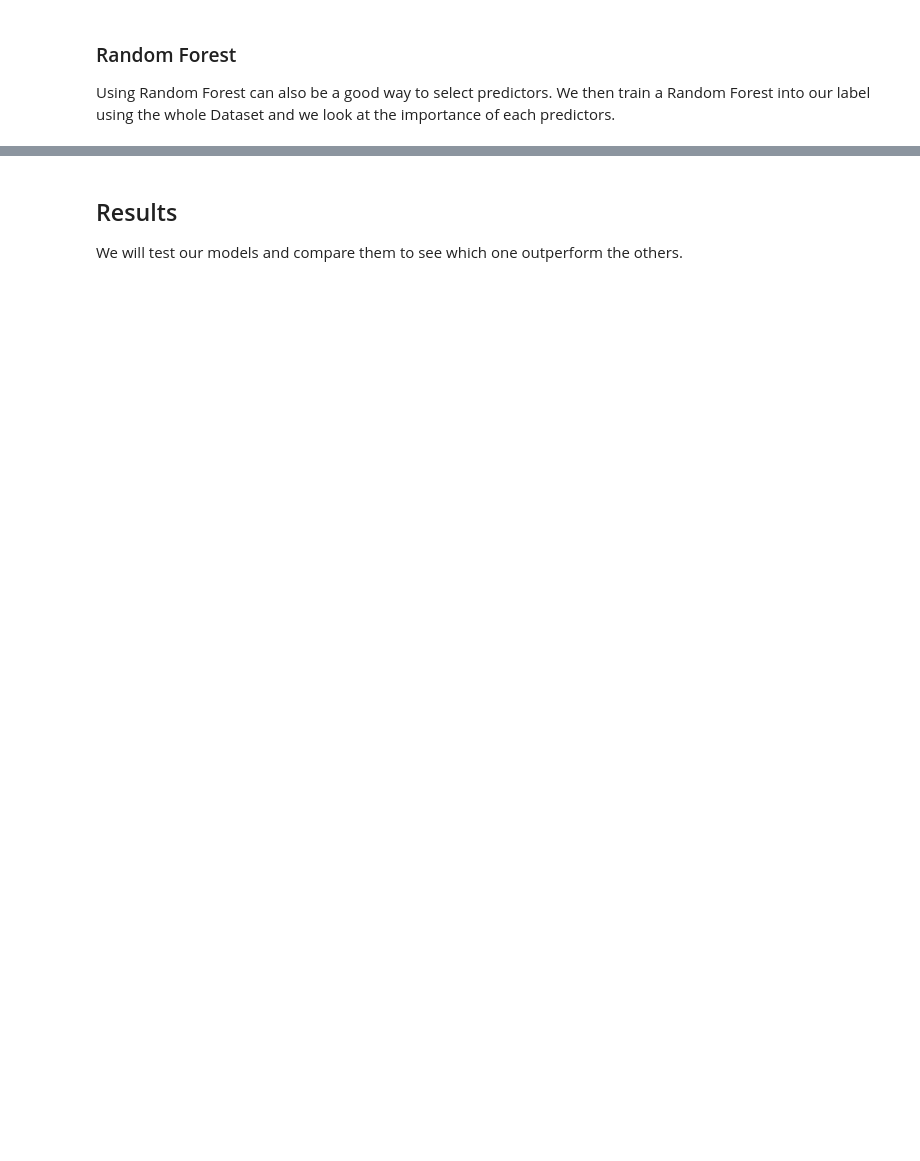
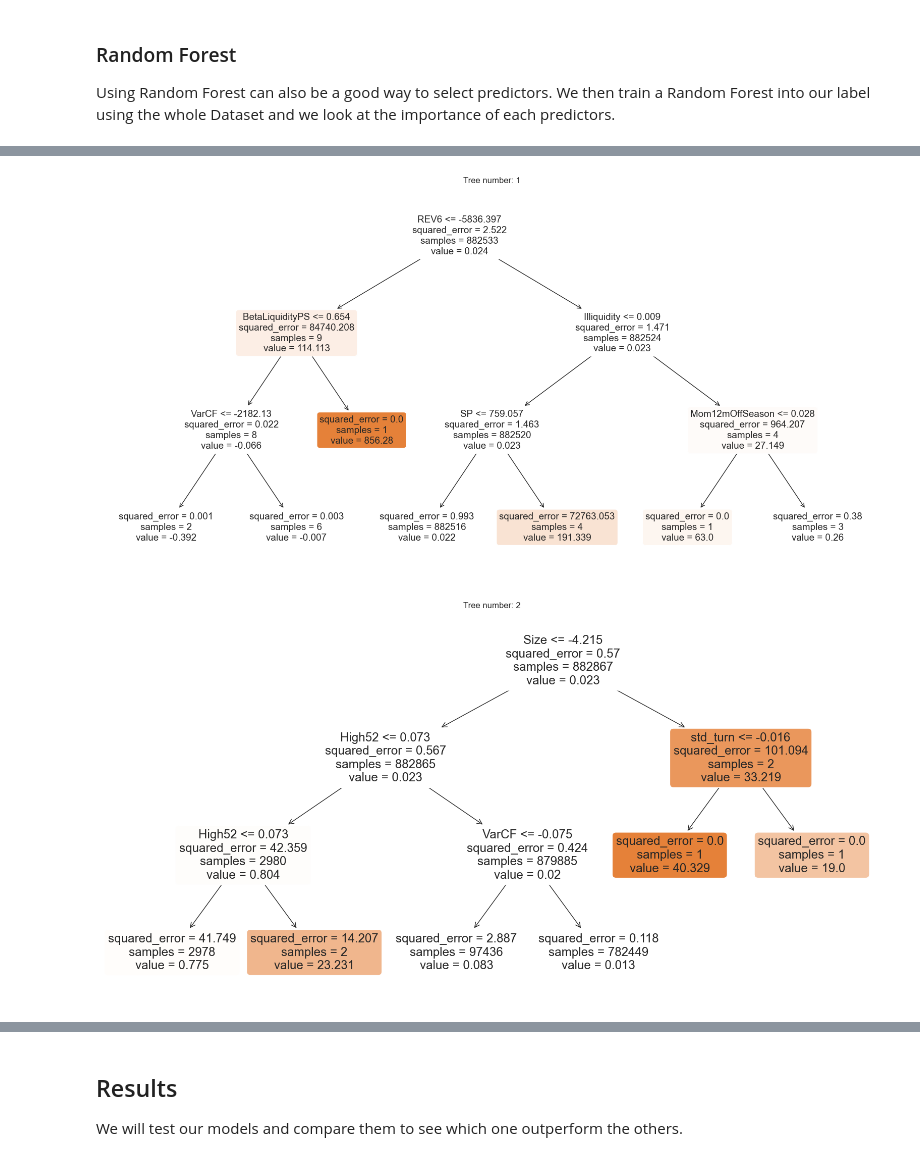
Before and after one commit to paulo-03/final_project_MLFin, a Jupyter notebook: main.ipynb, the cells around one changed output, grey strips where cells are left out. Drawn from its saved outputs; the diff is of its cells as text; code cells hidden in the pictures; blank space fills up the shorter version.

```diff
--- a/main.ipynb
+++ b/main.ipynb
@@ -41,0 +92,5 @@ Using Random Forest can also be a good way to select predictors. We then train a
+# %%
+rf.plot_decision_tree()
+# %% [output]
+[figure, added]
+[figure, added]
```
Also changed, not shown: parts of 11 cells of this notebook, 2 other files.
